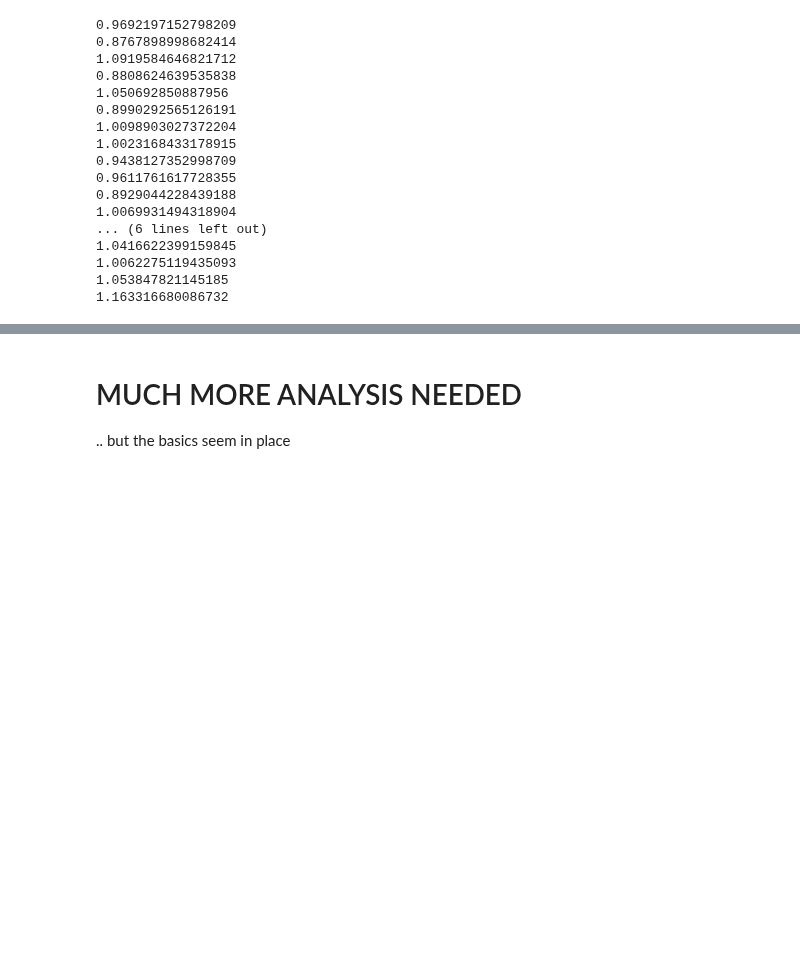
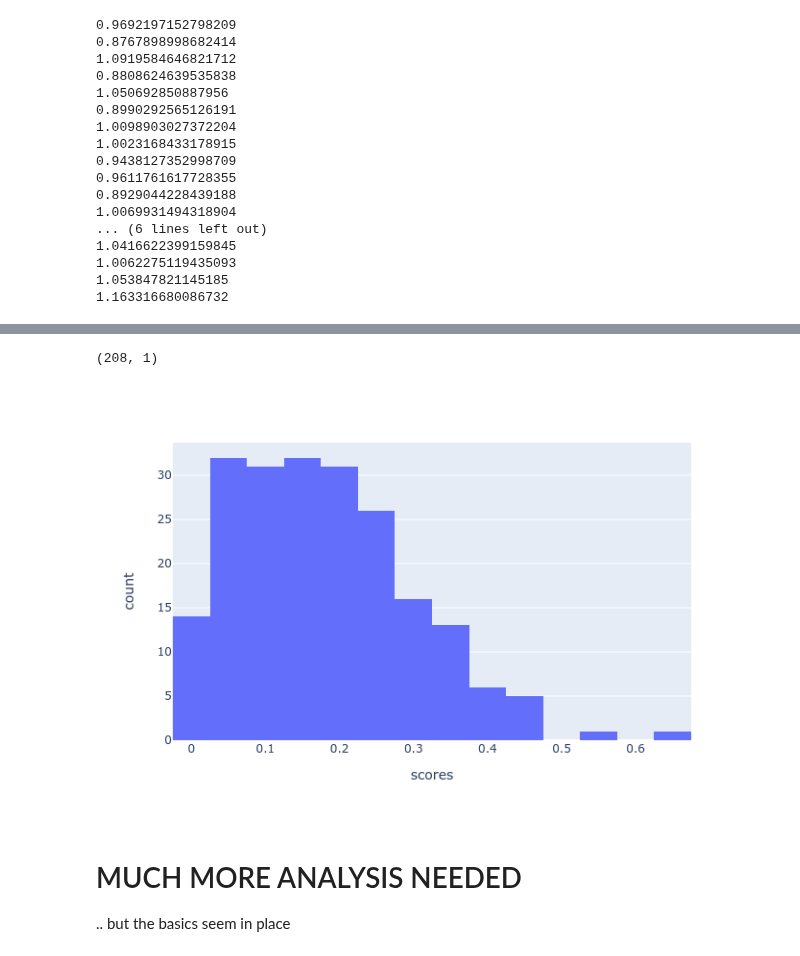
Before and after one commit to tdudgeon/jupyter_mpro, a Jupyter notebook: SuCOSStein.ipynb, the cells around one changed output, grey strips where cells are left out. Drawn from its saved outputs; the diff is of its cells as text; code cells hidden in the pictures; blank space fills up the shorter version.

```diff
--- a/SuCOSStein.ipynb
+++ b/SuCOSStein.ipynb
@@ -468,3 +498,23 @@ fig.show()
+# %%
+count = 0
+scores = []
+for mol in free_poses:
+    name = mol.GetProp('_Name')
+    featMap = getFeatureMap(mol)
+    score = featMap.ScoreFeats(merged.GetFeatures()) / featMap.GetNumFeatures()
+    scores.append(score)
+    #print(count, name, mol.GetProp('SCORE.norm'), score)
+    count += 1
+df_free_scores = pd.DataFrame({'scores': scores})
+df_free_scores.shape
+# %% [output]
+(208, 1)
+# %%
+fig = px.histogram(df_free_scores,  x='scores')
+fig.show()
+# As we might expect, a lower distribution of scores when the docking isn't tethered
+# %% [output]
+[figure, added]
 # %% [markdown]
 # MUCH MORE ANALYSIS NEEDED
 .. but the basics seem in place
```
Also changed, not shown: parts of 9 cells of this notebook, 1 other file.
